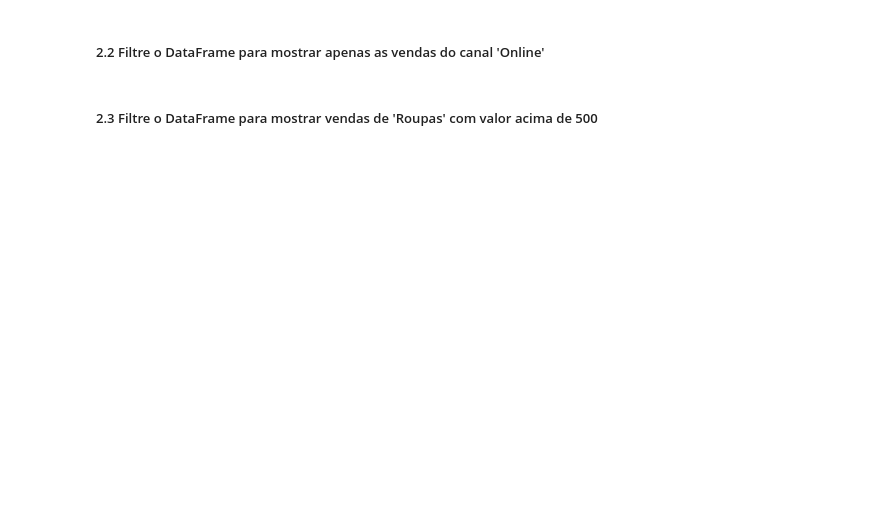
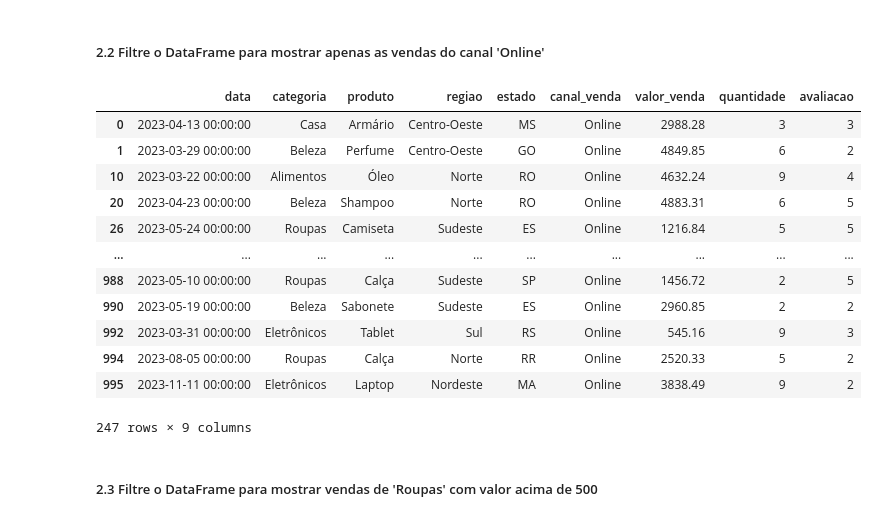
Before and after one commit to Andr3Dav1d/2_etapa_lads, a Jupyter notebook: desafio_2_etapa.ipynb, the cells around one changed output. Cells and saved outputs as stored; diff of their text form; code cells hidden in the pictures; blank space fills up the shorter version.

```diff
--- a/desafio_2_etapa.ipynb
+++ b/desafio_2_etapa.ipynb
@@ -427,7 +507,21 @@ Agora, pratique a seleção e filtragem de dados com os seguintes exercícios:
 # %% [markdown]
 ##### 2.2 Filtre o DataFrame para mostrar apenas as vendas do canal 'Online'
 # %%
-# SEU CÓDIGO AQUI
+df_vendas[df_vendas['canal_venda'] == 'Online']
+# %% [output]
+|  | data | categoria | produto | regiao | estado | canal_venda | valor_venda | quantidade | avaliacao |
+| 0 | 2023-04-13 00:00:00 | Casa | Armário | Centro-Oeste | MS | Online | 2988.28 | 3 | 3 |
+| 1 | 2023-03-29 00:00:00 | Beleza | Perfume | Centro-Oeste | GO | Online | 4849.85 | 6 | 2 |
+| 10 | 2023-03-22 00:00:00 | Alimentos | Óleo | Norte | RO | Online | 4632.24 | 9 | 4 |
+| 20 | 2023-04-23 00:00:00 | Beleza | Shampoo | Norte | RO | Online | 4883.31 | 6 | 5 |
+| 26 | 2023-05-24 00:00:00 | Roupas | Camiseta | Sudeste | ES | Online | 1216.84 | 5 | 5 |
+| ... | ... | ... | ... | ... | ... | ... | ... | ... | ... |
+| 988 | 2023-05-10 00:00:00 | Roupas | Calça | Sudeste | SP | Online | 1456.72 | 2 | 5 |
+| 990 | 2023-05-19 00:00:00 | Beleza | Sabonete | Sudeste | ES | Online | 2960.85 | 2 | 2 |
+| 992 | 2023-03-31 00:00:00 | Eletrônicos | Tablet | Sul | RS | Online | 545.16 | 9 | 3 |
+| 994 | 2023-08-05 00:00:00 | Roupas | Calça | Norte | RR | Online | 2520.33 | 5 | 2 |
+| 995 | 2023-11-11 00:00:00 | Eletrônicos | Laptop | Nordeste | MA | Online | 3838.49 | 9 | 2 |
+247 rows × 9 columns
 # %% [markdown]
 ##### 2.3 Filtre o DataFrame para mostrar vendas de 'Roupas' com valor acima de 500
 # %%
```
Also changed, not shown: parts of 24 cells of this notebook.
